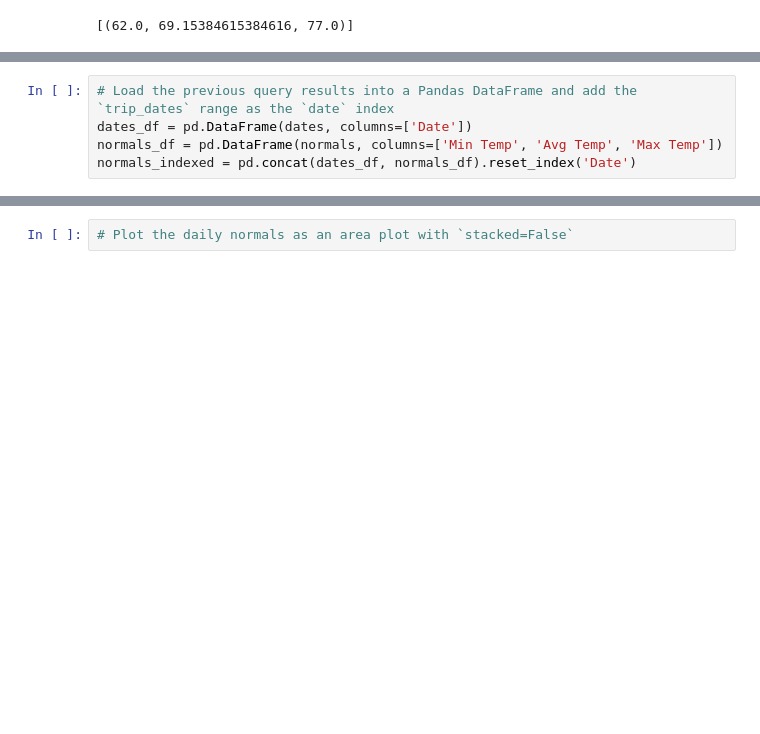
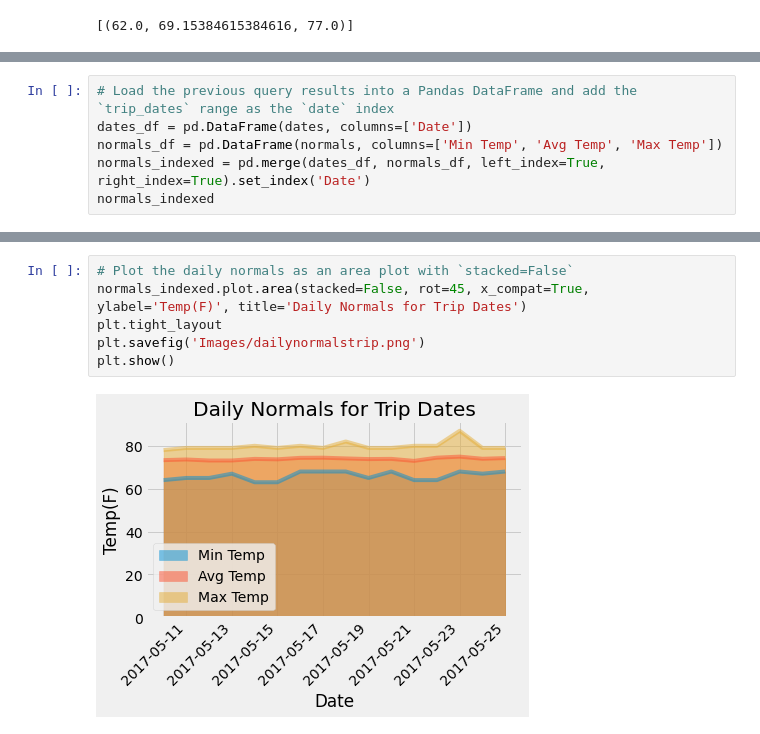
Before and after one commit to rebekahcallkacz/sqlachemy-challenge, a Jupyter notebook: climate_analysis.ipynb, the cells around one changed output, grey strips where cells are left out. Drawn from its saved outputs; the diff is of its cells as text; blank space fills up the shorter version.

Commit message:
daily normal visualization

```diff
--- a/climate_analysis.ipynb
+++ b/climate_analysis.ipynb
@@ -347,5 +345,6 @@ normals
 # Load the previous query results into a Pandas DataFrame and add the `trip_dates` range as the `date` index
 dates_df = pd.DataFrame(dates, columns=['Date'])
 normals_df = pd.DataFrame(normals, columns=['Min Temp', 'Avg Temp', 'Max Temp'])
-normals_indexed = pd.concat(dates_df, normals_df).reset_index('Date')
+normals_indexed = pd.merge(dates_df, normals_df, left_index=True, right_index=True).set_index('Date')
+normals_indexed
 # %% [output]
@@ -353,2 +369,8 @@ TypeError: first argument must be an iterable of pandas objects, you passed an o
 # %%
 # Plot the daily normals as an area plot with `stacked=False`
+normals_indexed.plot.area(stacked=False, rot=45, x_compat=True, ylabel='Temp(F)', title='Daily Normals for Trip Dates')
+plt.tight_layout
+plt.savefig('Images/dailynormalstrip.png')
+plt.show()
+# %% [output]
+[figure, added]
```
Also changed, not shown: parts of 2 cells of this notebook, 1 other file.
